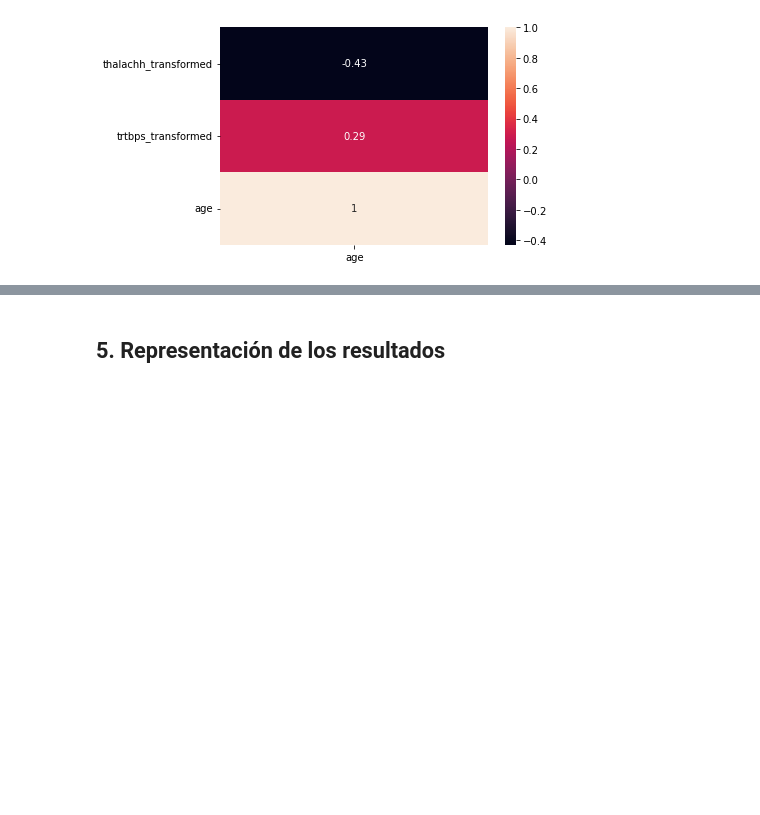
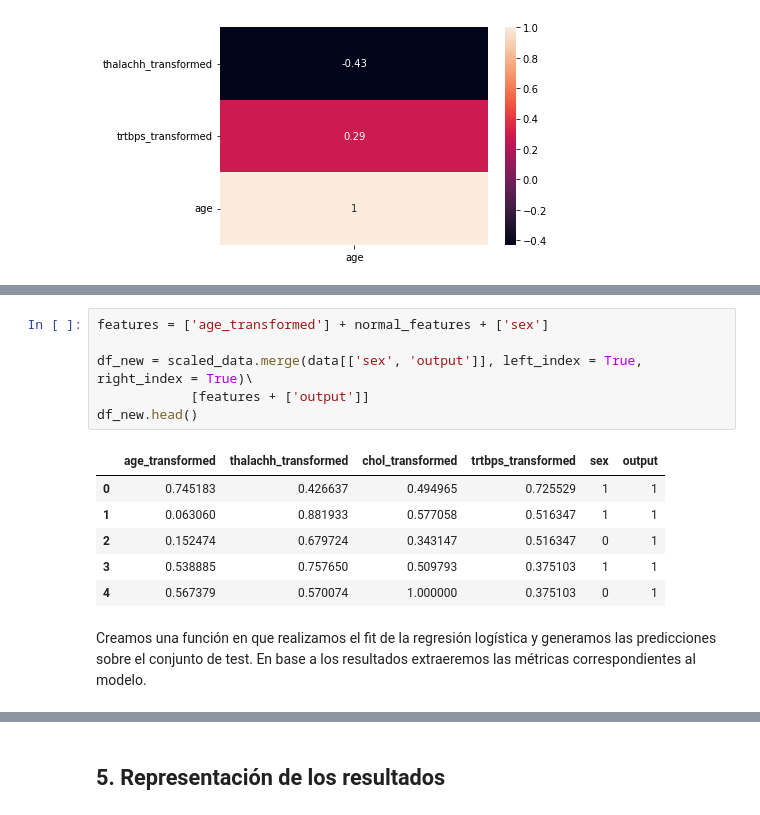
Before and after one commit to Carlos-Perez-Ha/PRA2, a Jupyter notebook: Heart_attack_analysis.ipynb, the cells around one changed output, grey strips where cells are left out. Drawn from its saved outputs; the diff is of its cells as text; blank space fills up the shorter version.

```diff
--- a/Heart_attack_analysis.ipynb
+++ b/Heart_attack_analysis.ipynb
@@ -653,0 +667,15 @@ data.head()
+# %%
+features = ['age_transformed'] + normal_features + ['sex']
+
+df_new = scaled_data.merge(data[['sex', 'output']], left_index = True, right_index = True)\
+            [features + ['output']]
+df_new.head()
+# %% [output]
+|  | age_transformed | thalachh_transformed | chol_transformed | trtbps_transformed | sex | output |
+| 0 | 0.745183 | 0.426637 | 0.494965 | 0.725529 | 1 | 1 |
+| 1 | 0.063060 | 0.881933 | 0.577058 | 0.516347 | 1 | 1 |
+| 2 | 0.152474 | 0.679724 | 0.343147 | 0.516347 | 0 | 1 |
+| 3 | 0.538885 | 0.757650 | 0.509793 | 0.375103 | 1 | 1 |
+| 4 | 0.567379 | 0.570074 | 1.000000 | 0.375103 | 0 | 1 |
+# %% [markdown]
+Creamos una función en que realizamos el fit de la regresión logística y generamos las predicciones sobre el conjunto de test. En base a los resultados extraeremos las métricas correspondientes al modelo.
```
Also changed, not shown: parts of 56 cells of this notebook.
